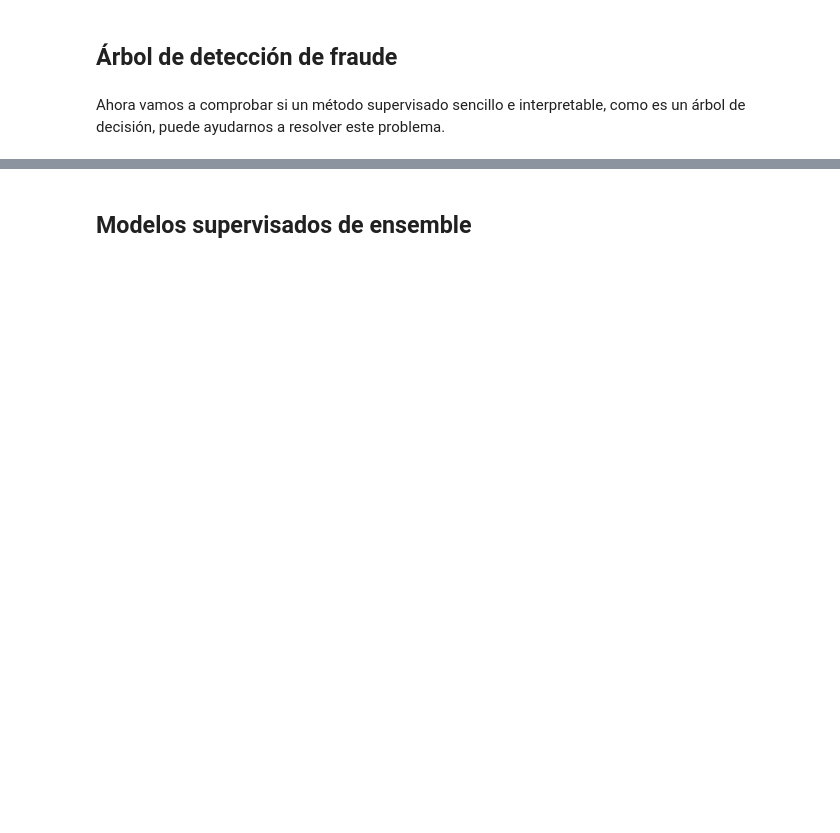
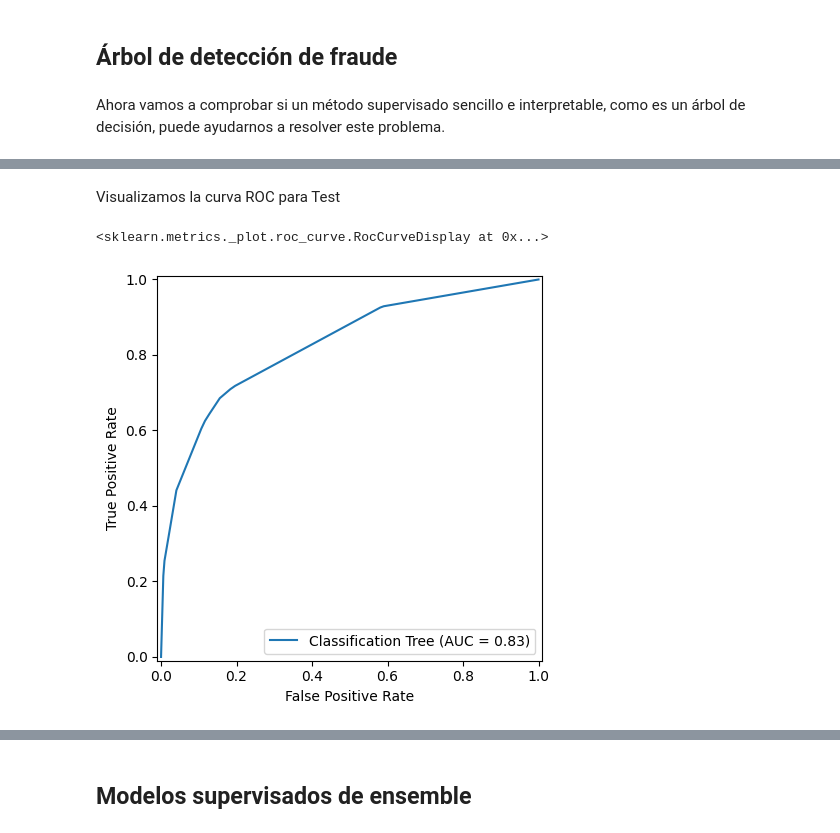
Before and after one commit to danielhuarita/decision_tree_ensembles, a Jupyter notebook: code/fraudDetection_student.ipynb, the cells around one changed output, grey strips where cells are left out. Drawn from its saved outputs; the diff is of its cells as text; code cells hidden in the pictures; blank space fills up the shorter version.

```diff
--- a/code/fraudDetection_student.ipynb
+++ b/code/fraudDetection_student.ipynb
@@ -1250,0 +1550,21 @@ Ahora vamos a comprobar si un método supervisado sencillo e interpretable, como
+# %% [markdown]
+Visualizamos la curva ROC para Test
+# %%
+# Calculamos la curva ROC y el AUC para el conjunto de prueba
+y_proba = best_prunned_clas_tree.predict_proba(x_test)[:, 1]
+fpr_clas_tree, tpr_clas_tree, thresholds = roc_curve(y_test, y_proba)
+auc_clas_tree = roc_auc_score(y_test, y_proba)
+
+# Definimos el tamaño de la figura para la curva ROC
+fig, ax = plt.subplots(figsize=(5, 5))
+
+# Visualizamos la curva ROC utilizando RocCurveDisplay
+RocCurveDisplay(
+    fpr=fpr_clas_tree,
+    tpr=tpr_clas_tree,
+    roc_auc=auc_clas_tree,
+    name='Classification Tree'
+).plot(ax=ax)
+# %% [output]
+<sklearn.metrics._plot.roc_curve.RocCurveDisplay at 0x...>
+[figure, added]
```
Also changed, not shown: parts of 28 cells of this notebook.
